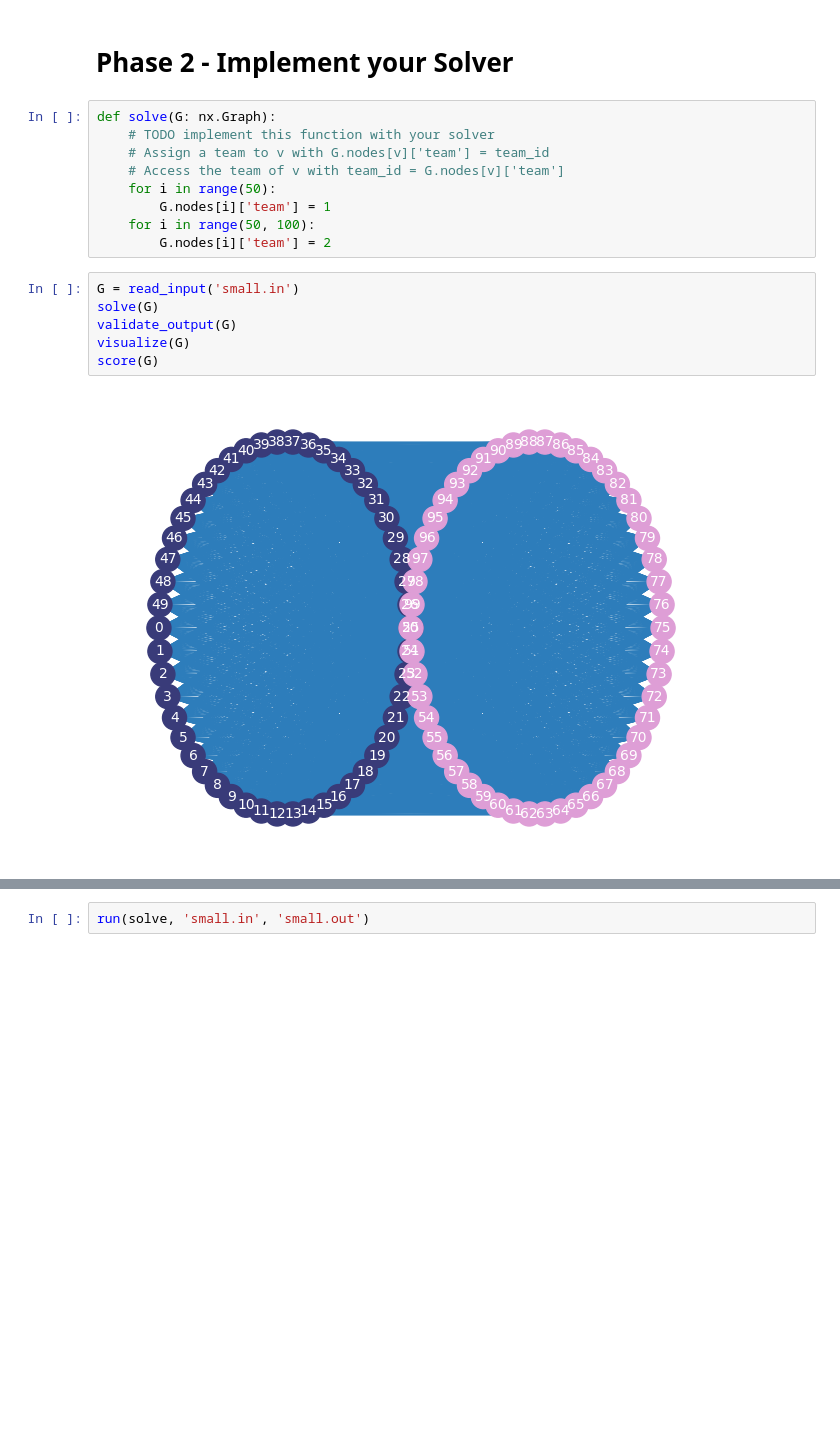
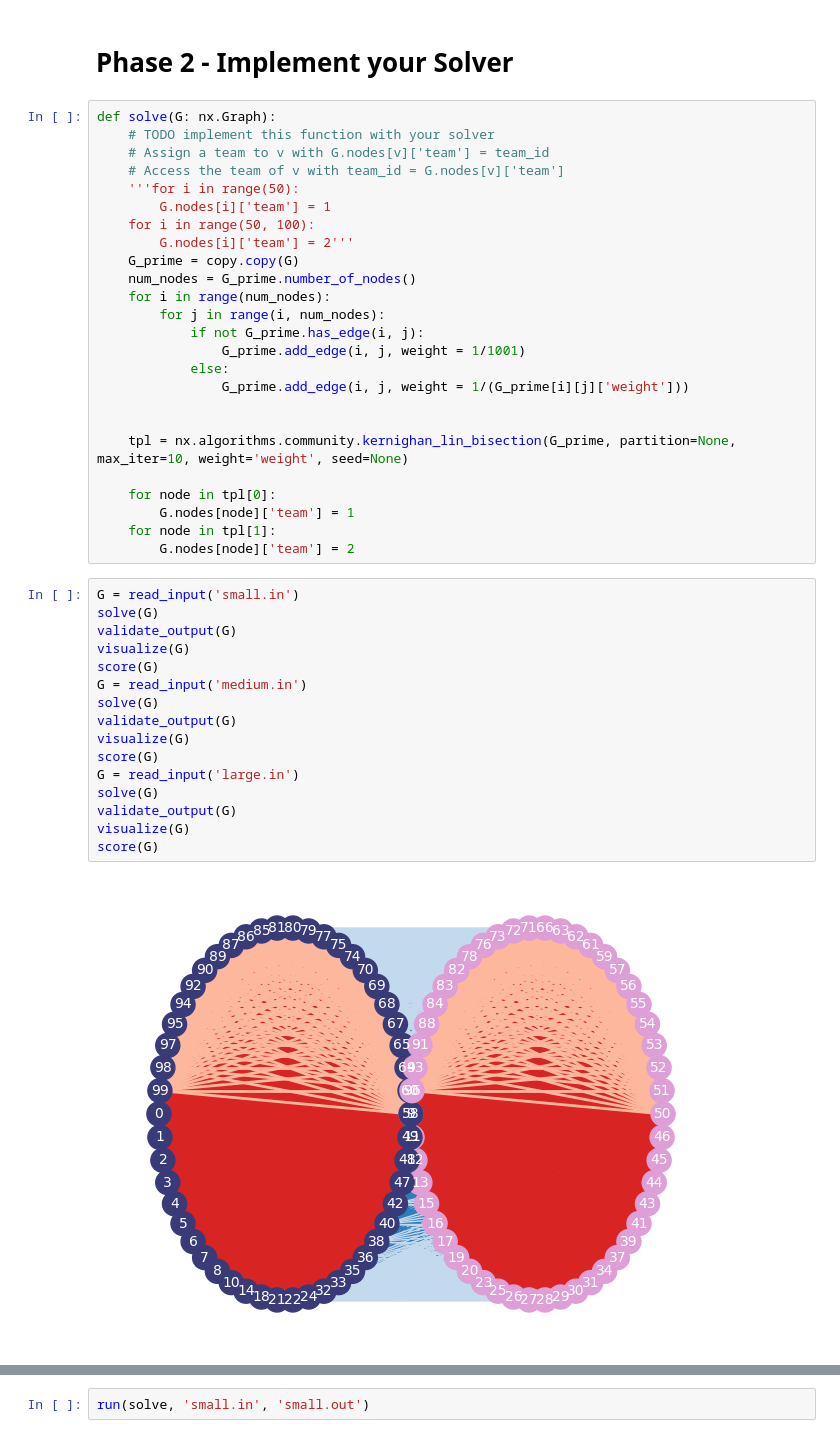
Before and after one commit to ananthgoyal/cs170_project, a Jupyter notebook: main.ipynb, the cells around one changed output, grey strips where cells are left out. Cells and saved outputs as stored; diff of their text form; blank space fills up the shorter version.

```diff
--- a/main.ipynb
+++ b/main.ipynb
@@ -88,15 +90,41 @@ def solve(G: nx.Graph):
     # TODO implement this function with your solver
     # Assign a team to v with G.nodes[v]['team'] = team_id
     # Access the team of v with team_id = G.nodes[v]['team']
-    for i in range(50):
+    '''for i in range(50):
         G.nodes[i]['team'] = 1
     for i in range(50, 100):
-        G.nodes[i]['team'] = 2
+        G.nodes[i]['team'] = 2'''
+    G_prime = copy.copy(G)
+    num_nodes = G_prime.number_of_nodes()
+    for i in range(num_nodes):
+        for j in range(i, num_nodes):
+            if not G_prime.has_edge(i, j):
+                G_prime.add_edge(i, j, weight = 1/1001)
+            else:
+                G_prime.add_edge(i, j, weight = 1/(G_prime[i][j]['weight']))
+
+
+    tpl = nx.algorithms.community.kernighan_lin_bisection(G_prime, partition=None, max_iter=10, weight='weight', seed=None)
+
+    for node in tpl[0]:
+        G.nodes[node]['team'] = 1
+    for node in tpl[1]:
+        G.nodes[node]['team'] = 2
 # %%
 G = read_input('small.in')
 solve(G)
 validate_output(G)
 visualize(G)
 score(G)
+G = read_input('medium.in')
+solve(G)
+validate_output(G)
+visualize(G)
+score(G)
+G = read_input('large.in')
+solve(G)
+validate_output(G)
+visualize(G)
+score(G)
 # %% [output]
-[figure, old version]
+[figure, new version]
```
Also changed, not shown: parts of 2 cells of this notebook.
